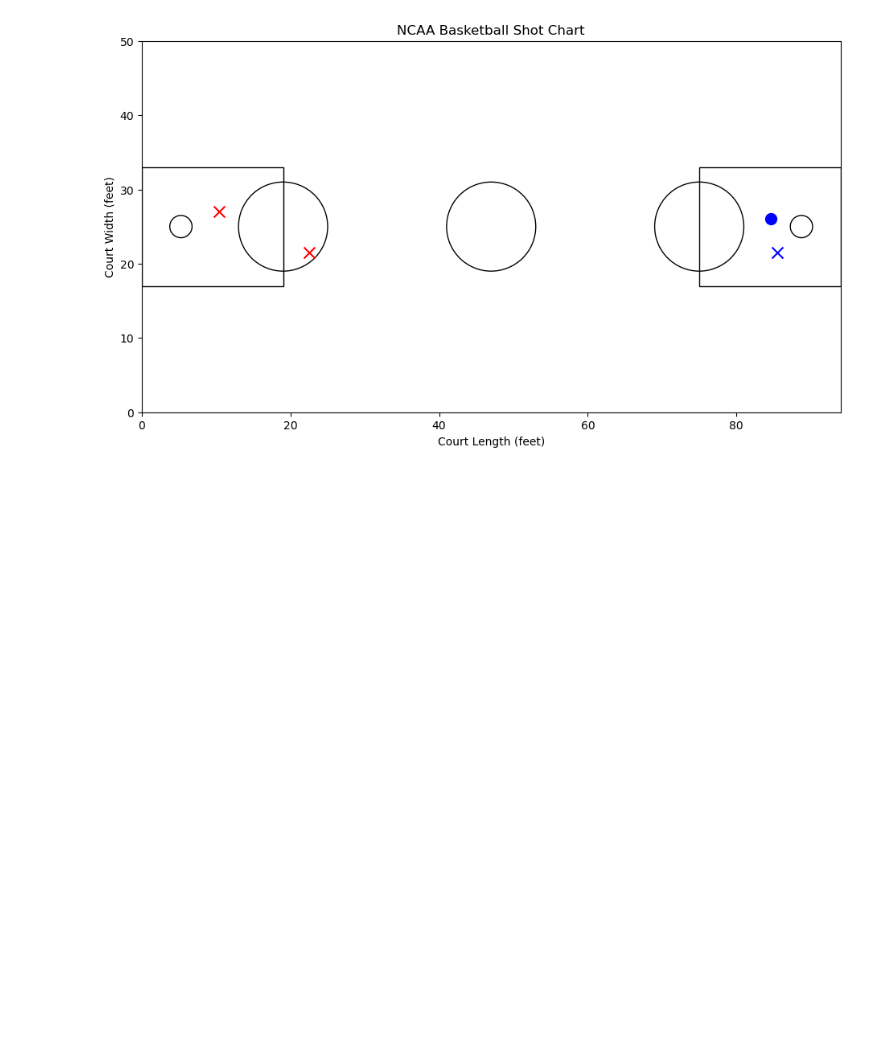
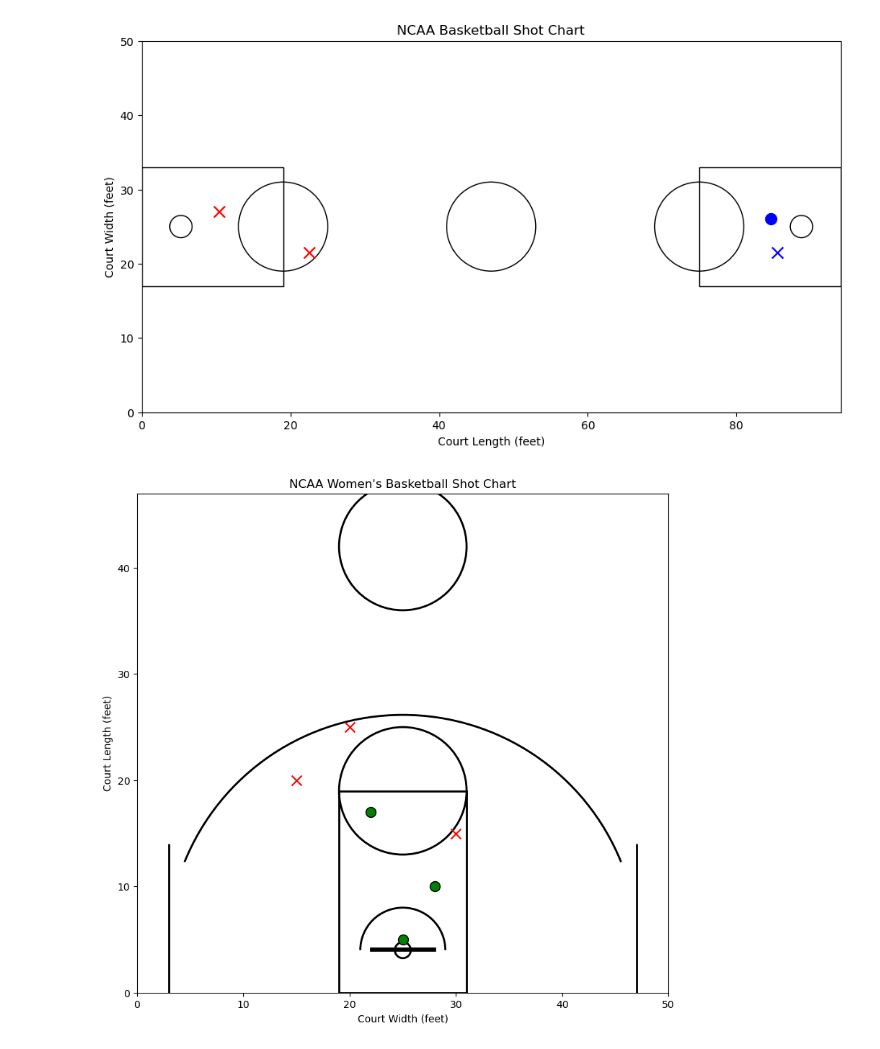
Before and after one commit to roryhr/code, a Jupyter notebook: notebooks/basketball.ipynb, the cells around one changed output. Drawn from its saved outputs; the diff is of its cells as text; code cells hidden in the pictures; blank space fills up the shorter version.

Commit message:
Improved court plot

```diff
--- a/notebooks/basketball.ipynb
+++ b/notebooks/basketball.ipynb
@@ -47,4 +57,2 @@ Got this one 5736837
 # %%
-file_path = "/Users/rory/data/ncaa_stats/5731718_box_score.html"
-with open(file_path, "r") as file:
-    html_content = file.read()
+html_content = box_score_html(5736837)
@@ -51,6 +61,5 @@ with open(file_path, "r") as file:
 # %%
-# Assume `html_content` is the HTML content from the page
-soup = BeautifulSoup(html_content, "html.parser")
+soup = BeautifulSoup(html_content)
 
 # Updated regex pattern for the specific `addShot` format you provided
 shot_data_pattern = re.compile(
@@ -93,6 +102,7 @@ for optgroup in soup.select("#player_select optgroup"):
 # Print results
 # print("Shot Data:", shot_data)
 print("Teams:", teams)
-print("Players by Team:", players)
+print("Players by Team:")
+pprint(players)
 # %% [output]
 Teams: {157: 'Colorado', 811: 'Wyoming'}
@@ -210,3 +235,92 @@ plt.gca().set_aspect("equal", adjustable="box")
 plt.show()
 # %% [output]
 [figure]
+# %%
+import matplotlib.pyplot as plt
+import matplotlib.patches as patches
+
+# Sample shot data (for context in case you'd like to plot shots too)
+shot_data = [
+    {"x": 25, "y": 5, "made": True},  # Layup
+    {"x": 15, "y": 20, "made": False},  # Near free throw area
+    {"x": 28, "y": 10, "made": True},  # Mid-range make
+    {"x": 20, "y": 25, "made": False},  # Top of the key
+    {"x": 22, "y": 17, "made": True},  # Close-range shot
+    {"x": 30, "y": 15, "made": False},  # Missed three-pointer
+]
+
+
+# Function to draw an NCAA Women's Basketball half-court with a 3-point line
+def draw_ncaa_womens_court(ax=None, color="black", lw=2):
+    if ax is None:
+        ax = plt.gca()
+
+    # Set court dimensions
+    ax.set_xlim(0, 50)
+    ax.set_ylim(0, 47)
+
+    # Hoop
+    hoop = patches.Circle((25, 4), radius=0.75, linewidth=lw, color=color, fill=False)
+
+    # Backboard
+    backboard = patches.Rectangle((22, 4), 6, 0.2, linewidth=lw, color=color)
+
+    # Paint (key) area
+    paint = patches.Rectangle((19, 0), 12, 19, linewidth=lw, color=color, fill=False)
+    free_throw_circle = patches.Circle(
+        (25, 19), 6, linewidth=lw, color=color, fill=False
+    )
+
+    # Restricted area
+    restricted_area = patches.Arc(
+        (25, 4), 8, 8, theta1=0, theta2=180, linewidth=lw, color=color
+    )
+
+    # 3-point line (arc + straight lines)
+    three_point_arc = patches.Arc(
+        (25, 4), 44.3, 44.3, theta1=22, theta2=158, linewidth=lw, color=color
+    )
+    corner_three_a = patches.Rectangle((3, 0), 0, 14, linewidth=lw, color=color)
+    corner_three_b = patches.Rectangle((47, 0), 0, 14, linewidth=lw, color=color)
+
+    # Center court circle
+    center_circle = patches.Circle((25, 42), 6, linewidth=lw, color=color, fill=False)
+
+    # Add all elements to the court
+    court_elements = [
+        hoop,
+        backboard,
+        paint,
+        free_throw_circle,
+        restricted_area,
+        three_point_arc,
+        corner_three_a,
+        corner_three_b,
+        center_circle,
+    ]
+    for element in court_elements:
+        ax.add_patch(element)
+
+    return ax
+
+
+# Plotting the NCAA Women's Basketball court and shots
+fig, ax = plt.subplots(figsize=(10, 9))
+draw_ncaa_womens_court(ax)
+
+# Plot each shot on the court
+for shot in shot_data:
+    color = "green" if shot["made"] else "red"  # Green for made, red for missed
+    marker = "o" if shot["made"] else "x"  # Circle for made, cross for missed
+    ax.scatter(
+        shot["x"], shot["y"], color=color, marker=marker, s=100, edgecolors="black"
+    )
+
+# Set axis properties and add title
+plt.title("NCAA Women's Basketball Shot Chart")
+plt.xlabel("Court Width (feet)")
+plt.ylabel("Court Length (feet)")
+plt.gca().set_aspect("equal", adjustable="box")
+plt.show()
+# %% [output]
+[figure, added]
```
Also changed, not shown: parts of 7 cells of this notebook.
